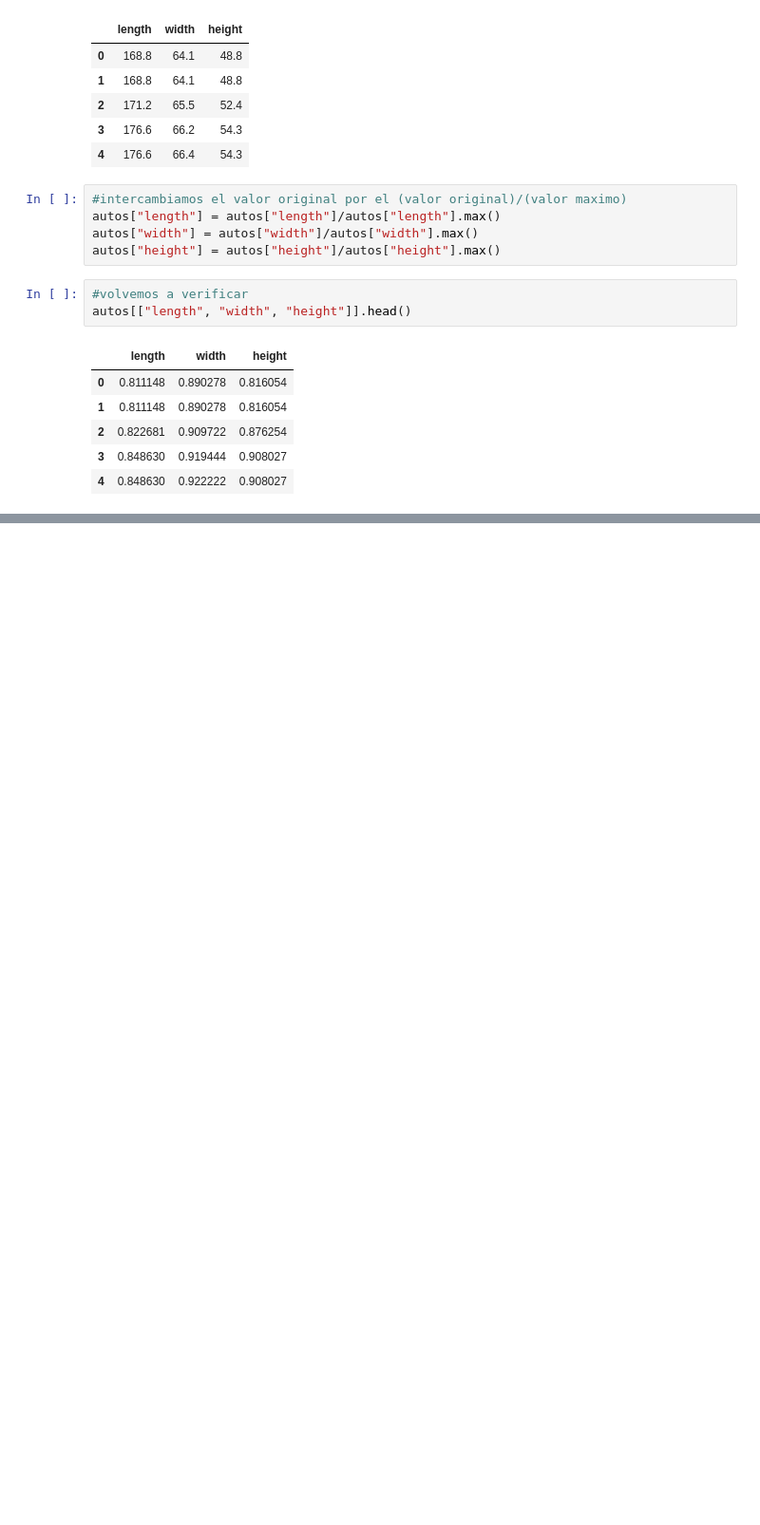
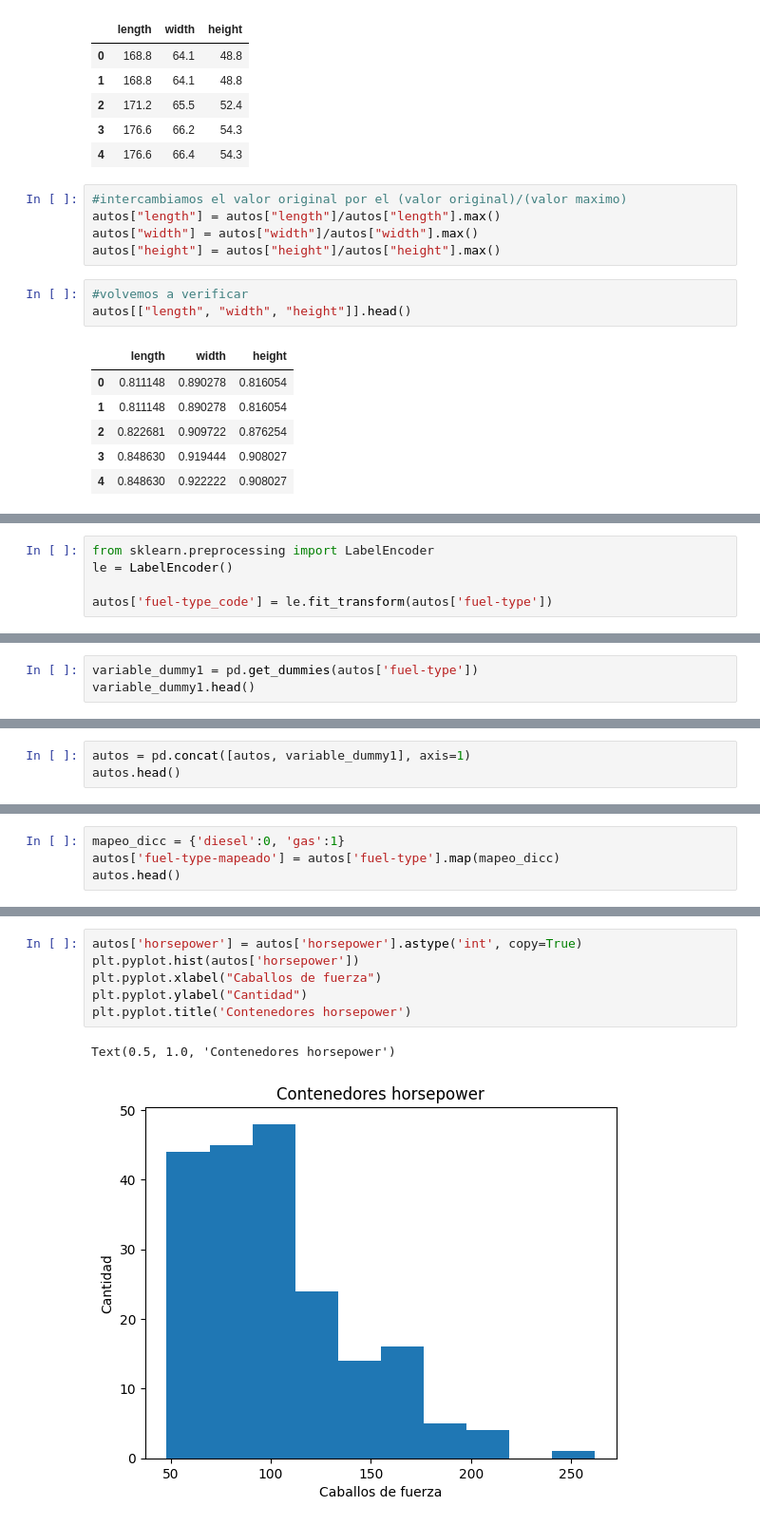
Before and after one commit to RicardoVilla0/MachineLearning, a Jupyter notebook: Unidad1/Practica_1.ipynb, the cells around one changed output, grey strips where cells are left out. Shown at 95% size. Drawn from its saved outputs; the diff is of its cells as text; blank space fills up the shorter version.

```diff
--- a/Unidad1/Practica_1.ipynb
+++ b/Unidad1/Practica_1.ipynb
@@ -319,0 +335,5 @@ autos[["length", "width", "height"]].head()
+# %%
+from sklearn.preprocessing import LabelEncoder
+le = LabelEncoder()
+
+autos['fuel-type_code'] = le.fit_transform(autos['fuel-type'])
@@ -319,0 +358,3 @@ autos[["length", "width", "height"]].head()
+# %%
+variable_dummy1 = pd.get_dummies(autos['fuel-type'])
+variable_dummy1.head()
@@ -319,0 +368,3 @@ autos[["length", "width", "height"]].head()
+# %%
+autos = pd.concat([autos, variable_dummy1], axis=1)
+autos.head()
@@ -319,0 +379,4 @@ autos[["length", "width", "height"]].head()
+# %%
+mapeo_dicc = {'diesel':0, 'gas':1}
+autos['fuel-type-mapeado'] = autos['fuel-type'].map(mapeo_dicc)
+autos.head()
@@ -319,0 +391,9 @@ autos[["length", "width", "height"]].head()
+# %%
+autos['horsepower'] = autos['horsepower'].astype('int', copy=True)
+plt.pyplot.hist(autos['horsepower'])
+plt.pyplot.xlabel("Caballos de fuerza")
+plt.pyplot.ylabel("Cantidad")
+plt.pyplot.title('Contenedores horsepower')
+# %% [output]
+Text(0.5, 1.0, 'Contenedores horsepower')
+[figure, added]
```
Also changed, not shown: parts of 13 cells of this notebook.
